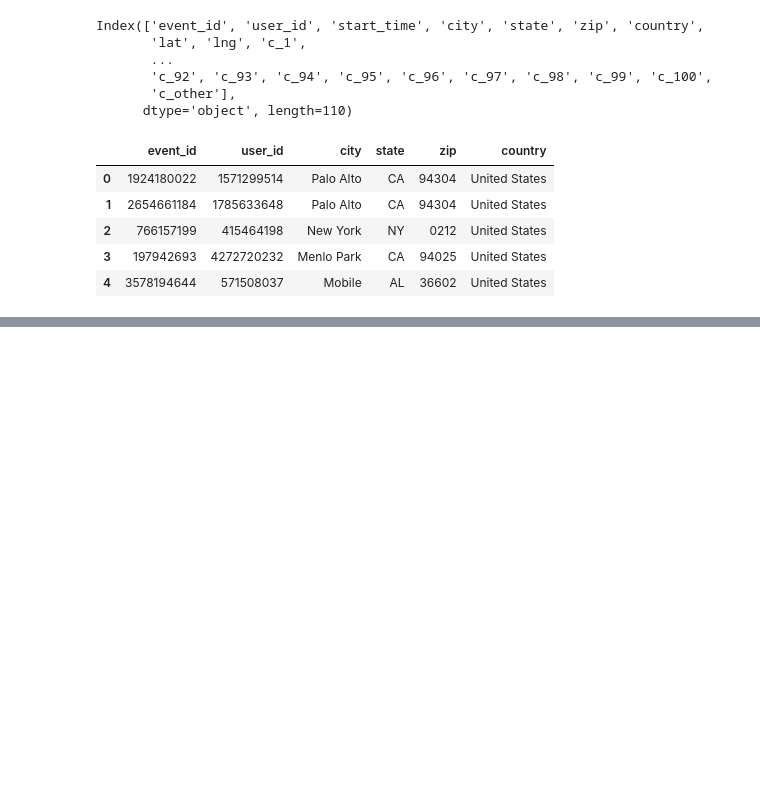
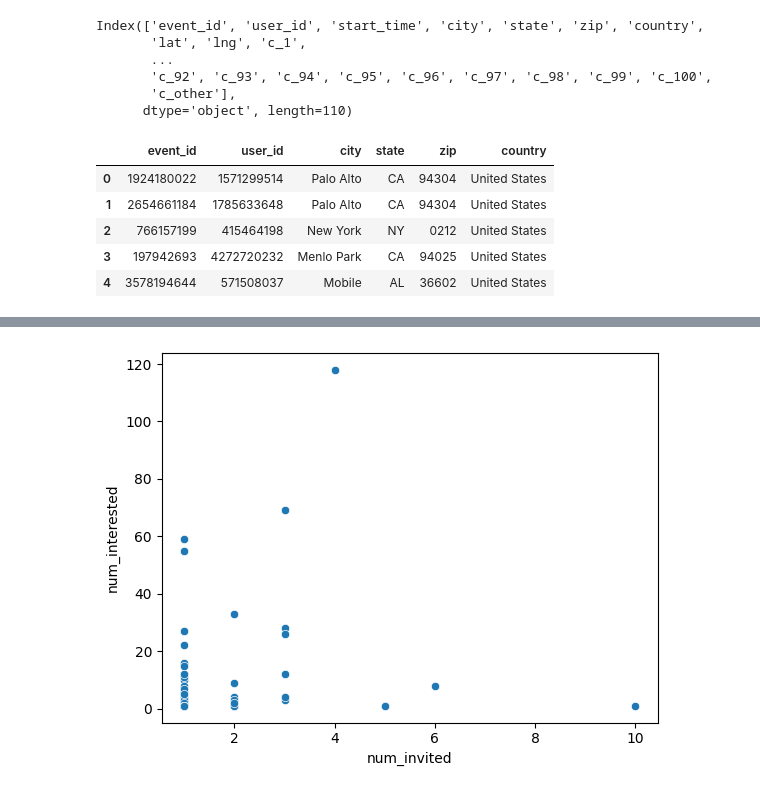
Before and after one commit to apexapaudel484/Event-recommendation, a Jupyter notebook: collaborative-filtering.ipynb, the cells around one changed output, grey strips where cells are left out. Saved outputs shown, nothing was run; the diff lists cells and outputs as text; code cells hidden in the pictures; blank space fills up the shorter version.

```diff
--- a/collaborative-filtering.ipynb
+++ b/collaborative-filtering.ipynb
@@ -239,0 +248,3 @@ inv.sample(10)
+# %%
+inv = train[train['invited'] == 1].groupby('event').size().reset_index(name='num_invited')
+inv
@@ -239,0 +265,3 @@ inv.sample(10)
+# %%
+df=num.merge(inv,on='event')
+df
@@ -239,0 +284,3 @@ inv.sample(10)
+# %%
+mean = train.groupby('event')[['interested', 'invited']].mean().reset_index()
+mean
@@ -239,0 +320,3 @@ inv.sample(10)
+# %%
+df=df.merge(mean,on='event')
+df
@@ -239,0 +352,5 @@ inv.sample(10)
+# %%
+sns.scatterplot(data=df, x='num_invited', y='num_interested')
+plt.show()
+# %% [output]
+[figure, added]
```
Also changed, not shown: parts of 49 cells of this notebook.
